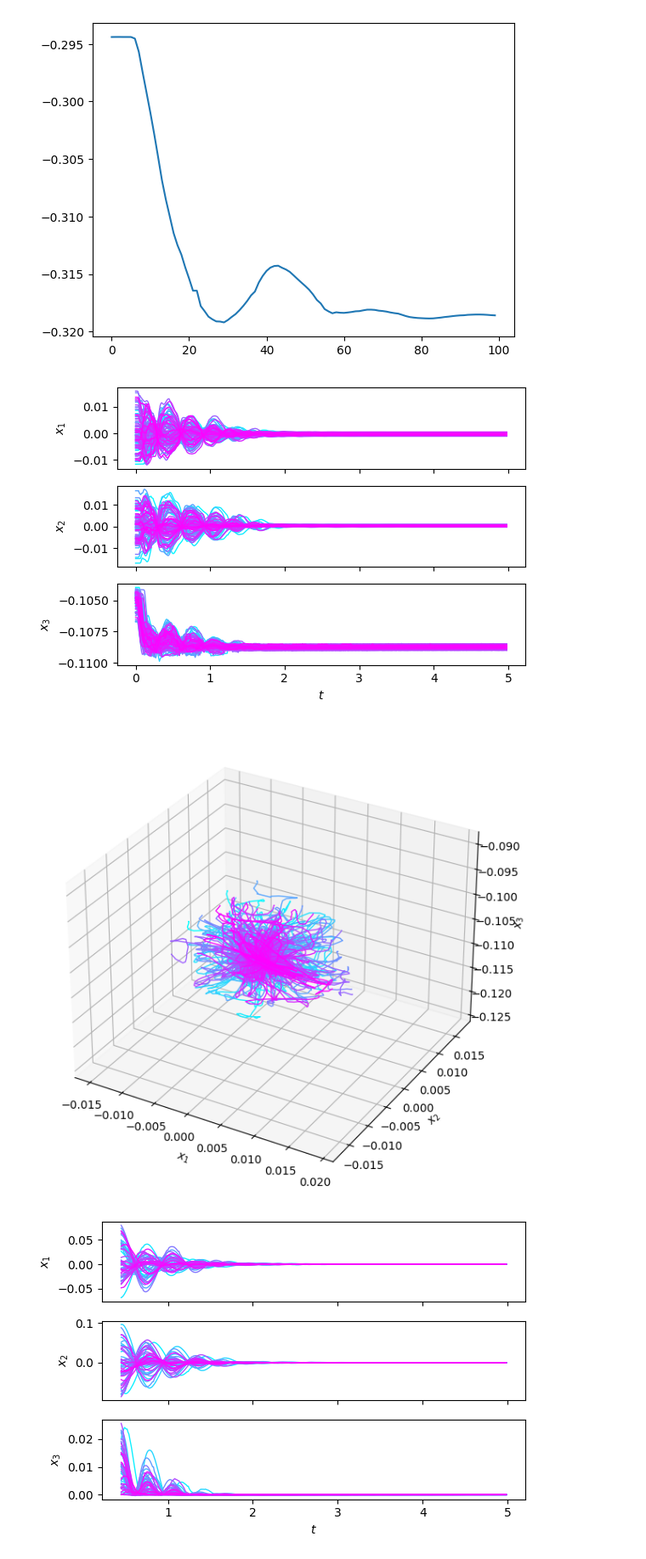
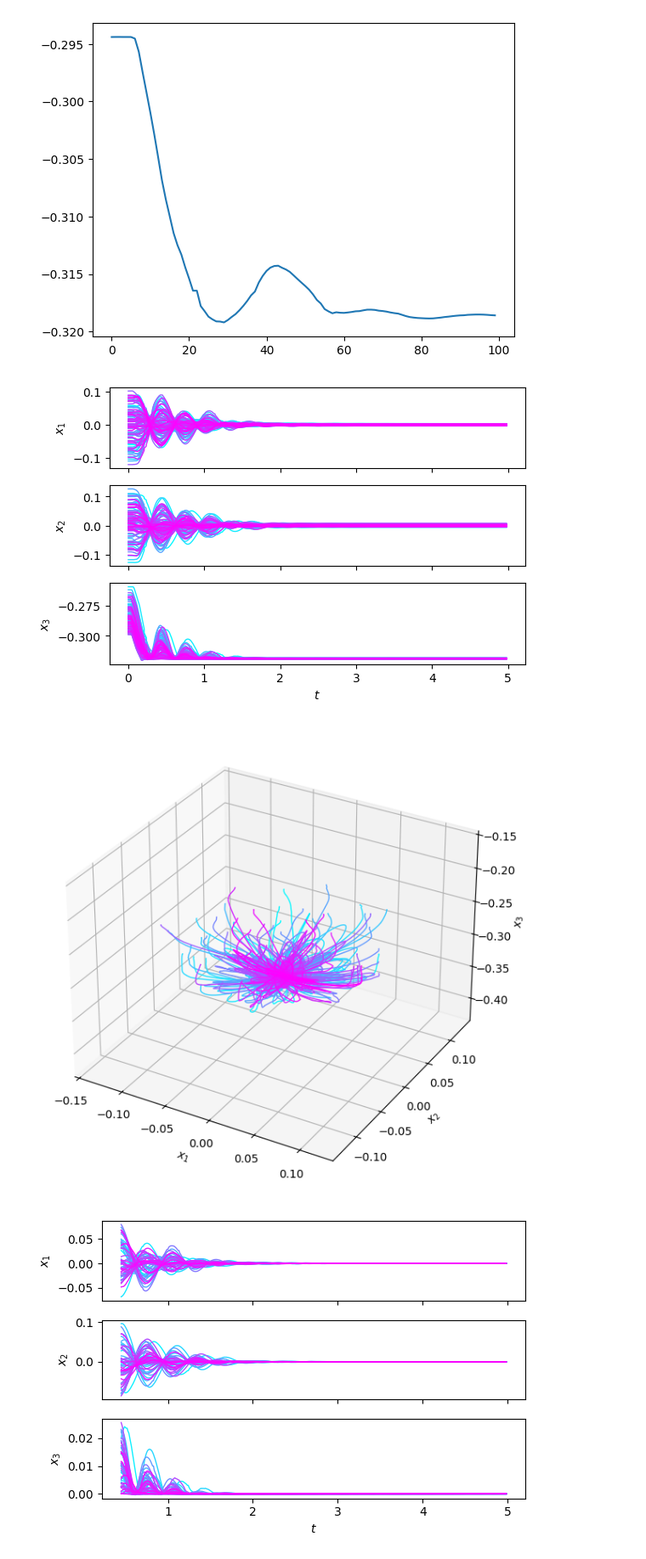
Before and after one commit to StanfordASL/trunk-stack, a Jupyter notebook: stack/main/scripts/fit_ssmr_opt.ipynb, the cells around one changed output. Shown at 85% size. Drawn from its saved outputs; the diff is of its cells as text; code cells hidden in the pictures.

```diff
--- a/stack/main/scripts/fit_ssmr_opt.ipynb
+++ b/stack/main/scripts/fit_ssmr_opt.ipynb
@@ -332,10 +332,10 @@ plt.plot(trajectories[0][-1,:100])
 [figure]
 # %%
 # Plot everything
-plot_trajectories(aut_trajs[:, -9:-6], tss[0, :])
+plot_trajectories(aut_trajs[:, -3:], tss[0, :])
 # %% [output]
-[figure, old version]
+[figure, new version]
-[figure, old version]
+[figure, new version]
 # %%
 # Based on the plots, we choose an appropriate truncation point
 i_trunc = 10  # 10
```
Also changed, not shown: parts of 1 cell of this notebook, 2 other files.
